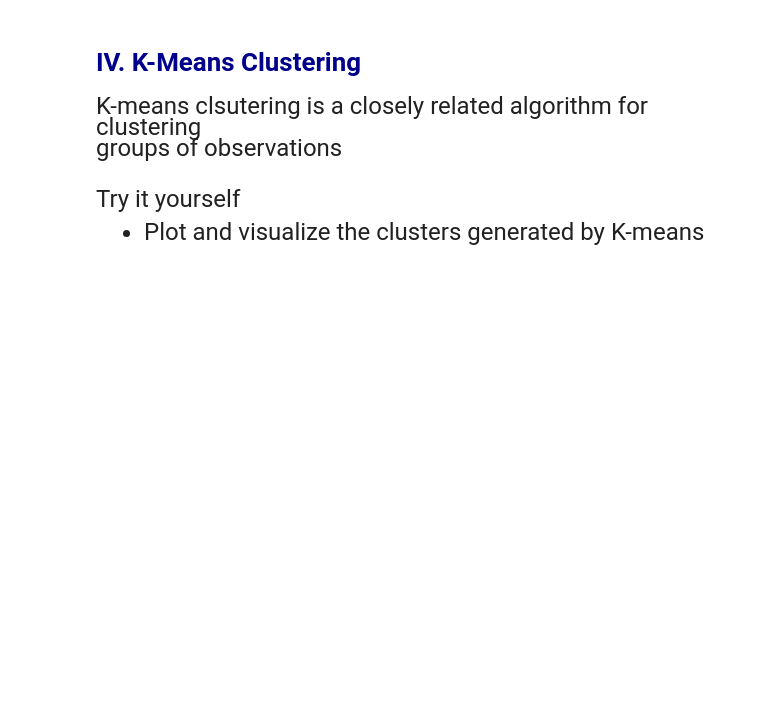
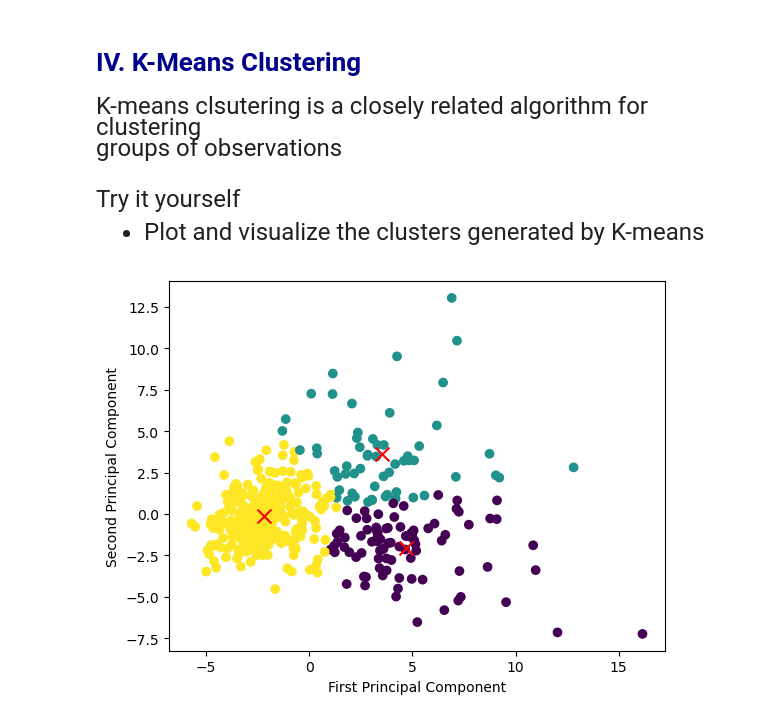
Before and after one commit to lornalyu/qtm531spring2024, a Jupyter notebook: Lecture 19/Lecture 19 - Data Preprocessing.ipynb, the cells around one changed output. Cells and saved outputs as stored; diff of their text form; code cells hidden in the pictures; blank space fills up the shorter version.

```diff
--- a/Lecture 19/Lecture 19 - Data Preprocessing.ipynb
+++ b/Lecture 19/Lecture 19 - Data Preprocessing.ipynb
@@ -196,0 +216,12 @@ we can draw a hyperplane to separate the factors.
+# %%
+# Write your own code
+
+# run an SVM model on the first two principal components
+svm = SVC(C=100)
+svm.fit(X_pca, y_train)
+
+# test the classification accuracy
+X_test_scaled = preprocessing.scale(X_test)
+X_test_pca = pca.transform(X_test_scaled)
+accuracy = svm.score(X_test_pca, y_test)
+print(f"Classification accuracy: {accuracy:.2f}")
@@ -222,0 +254,12 @@ Try it yourself
+# %%
+# Write your own code
+
+# plot the cluster assignments and cluster centers
+plt.scatter(X_pca[:,0], X_pca[:,1], c=assignments, cmap='viridis')
+plt.scatter(kmeans.cluster_centers_[:,0], kmeans.cluster_centers_[:,1],
+            marker='x', s=100, c='red')
+plt.xlabel("First Principal Component")
+plt.ylabel("Second Principal Component")
+plt.show()
+# %% [output]
+[figure, added]
```
Also changed, not shown: parts of 7 cells of this notebook.
